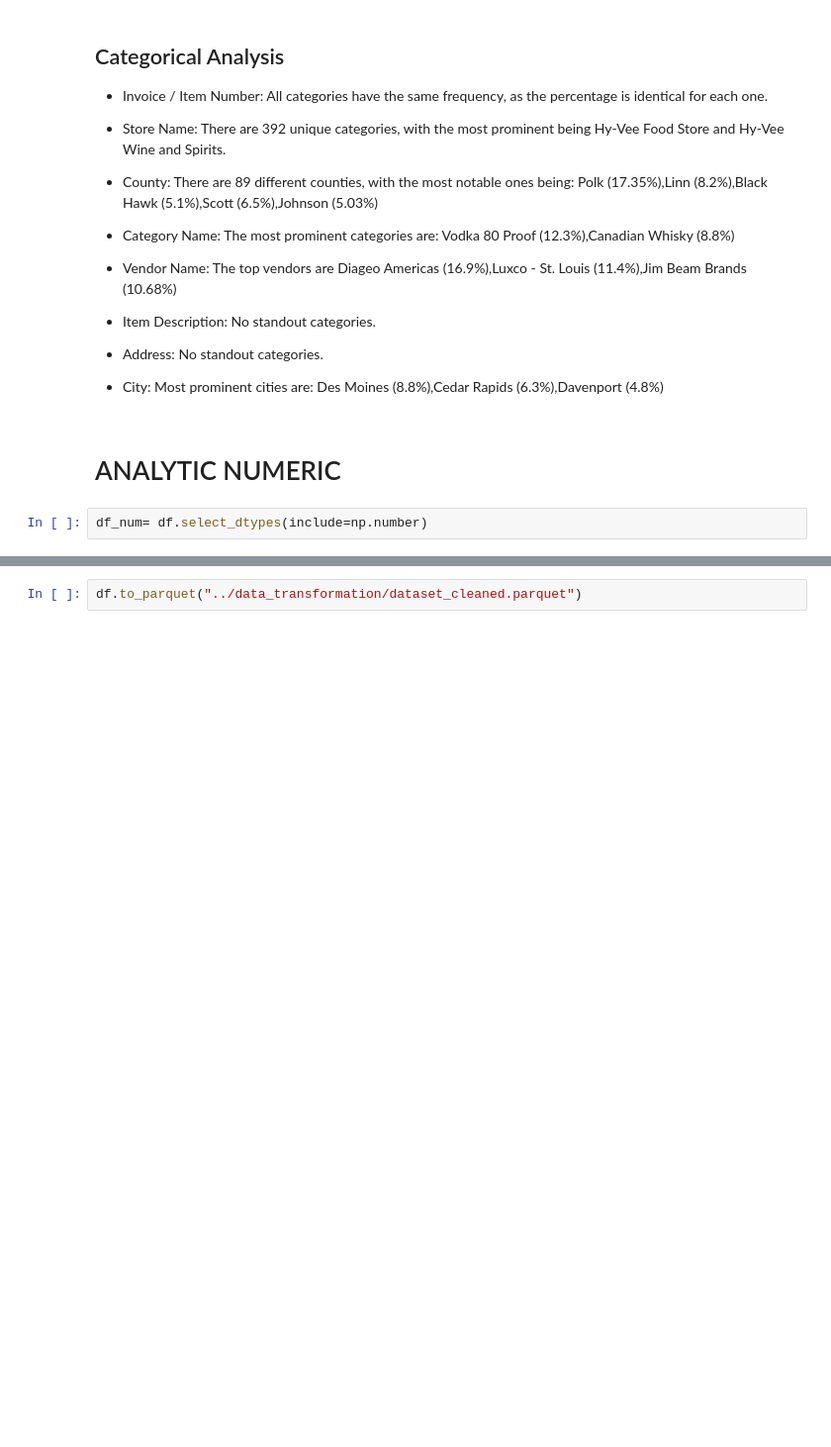
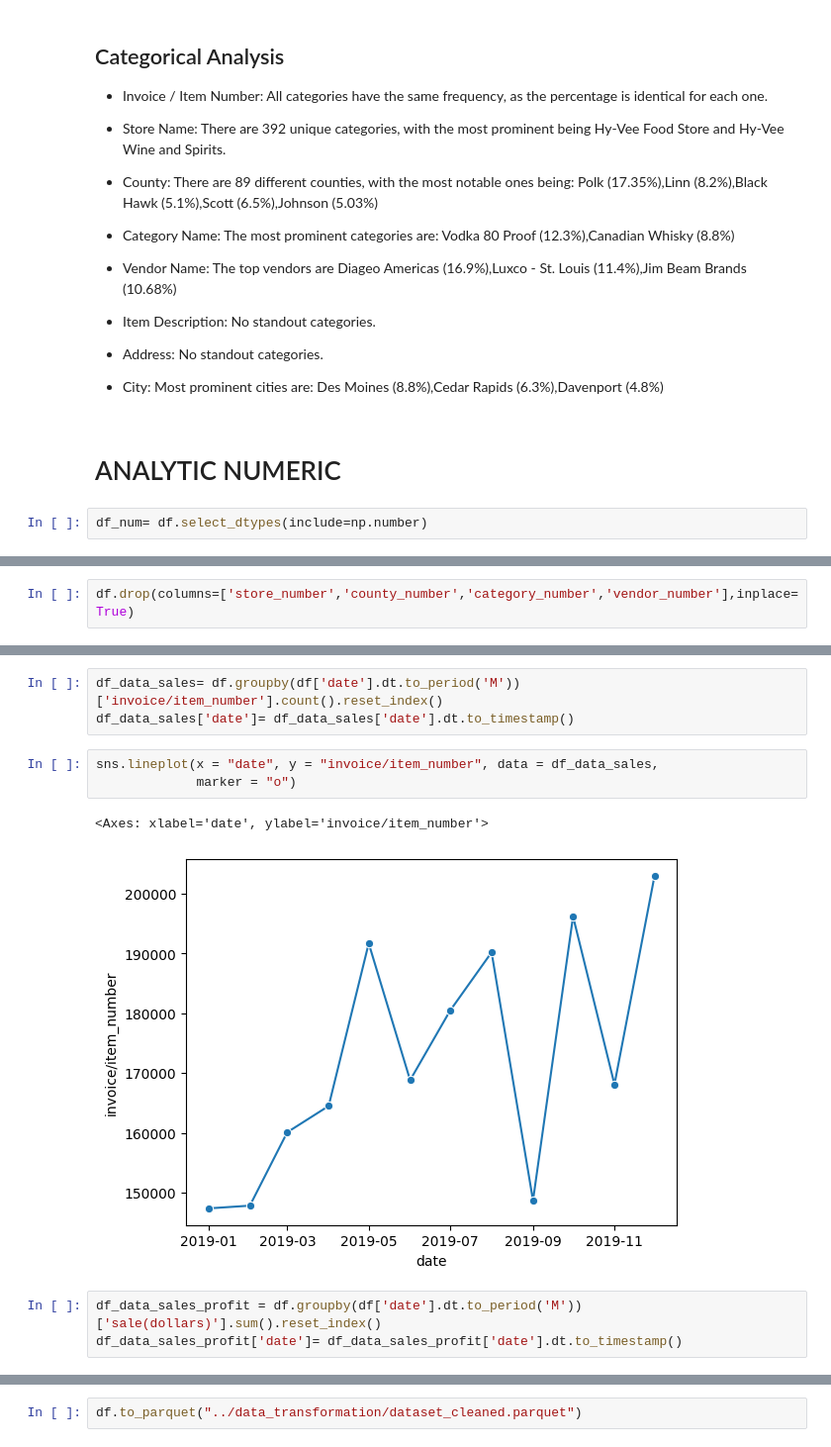
Before and after one commit to ivactcat/Sales_analytic, a Jupyter notebook: jupyter/analytic.ipynb, the cells around one changed output, grey strips where cells are left out. Shown: that part at 99% size. Drawn from its saved outputs; the diff is of its cells as text; blank space fills up the shorter version.

```diff
--- a/jupyter/analytic.ipynb
+++ b/jupyter/analytic.ipynb
@@ -170,0 +168,2 @@ plt.show()  # Mostrar los gráficos
+# %%
+df.drop(columns=['store_number','county_number','category_number','vendor_number'],inplace= True)
@@ -170,0 +226,12 @@ plt.show()  # Mostrar los gráficos
+# %%
+df_data_sales= df.groupby(df['date'].dt.to_period('M'))['invoice/item_number'].count().reset_index()
+df_data_sales['date']= df_data_sales['date'].dt.to_timestamp()
+# %%
+sns.lineplot(x = "date", y = "invoice/item_number", data = df_data_sales,
+             marker = "o")
+# %% [output]
+<Axes: xlabel='date', ylabel='invoice/item_number'>
+[figure, added]
+# %%
+df_data_sales_profit = df.groupby(df['date'].dt.to_period('M'))['sale(dollars)'].sum().reset_index()
+df_data_sales_profit['date']= df_data_sales_profit['date'].dt.to_timestamp()
```
Also changed, not shown: parts of 45 cells of this notebook, 1 other file.
